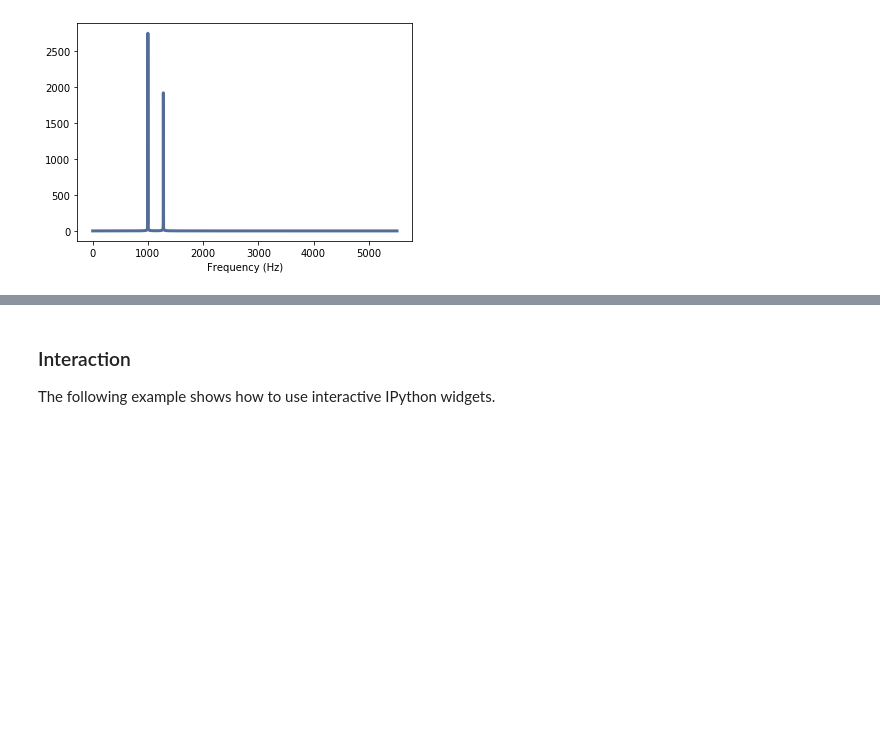
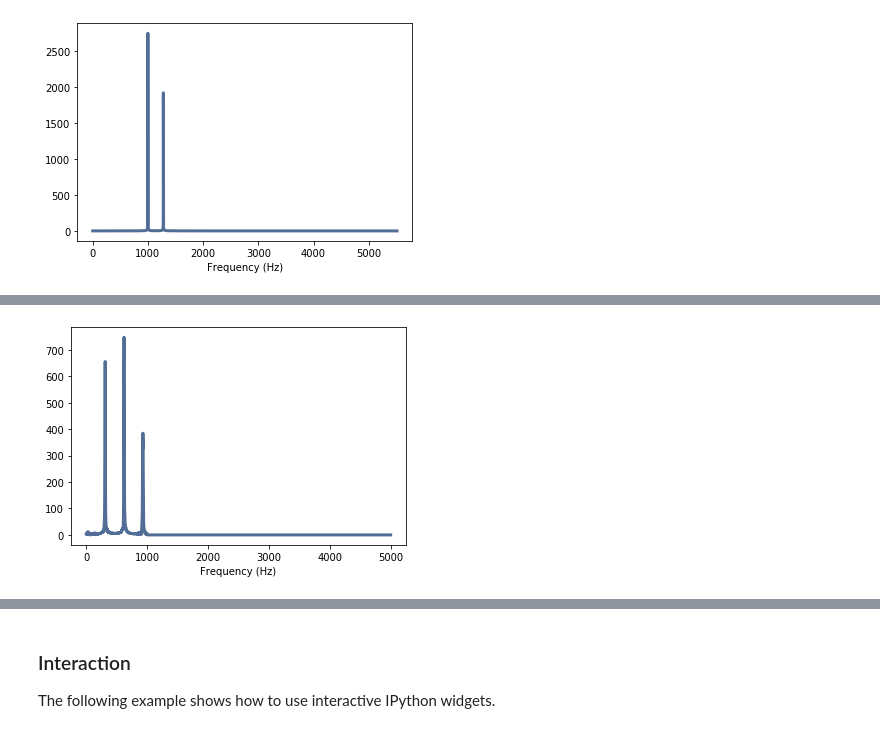
Before and after one commit to meanmedianmoge/ThinkDSP, a Jupyter notebook: code/chap01.ipynb, the cells around one changed output, grey strips where cells are left out. Drawn from its saved outputs; the diff is of its cells as text; code cells hidden in the pictures; blank space fills up the shorter version.

```diff
--- a/code/chap01.ipynb
+++ b/code/chap01.ipynb
@@ -262,0 +293,8 @@ thinkplot.config(xlabel='Frequency (Hz)')
+# %%
+spectrum = segment.make_spectrum()
+lp = spectrum
+lp.low_pass(1000)
+lp.plot(high=5000)
+thinkplot.config(xlabel='Frequency (Hz)')
+# %% [output]
+[figure, added]
```
Also changed, not shown: parts of 26 cells of this notebook.
